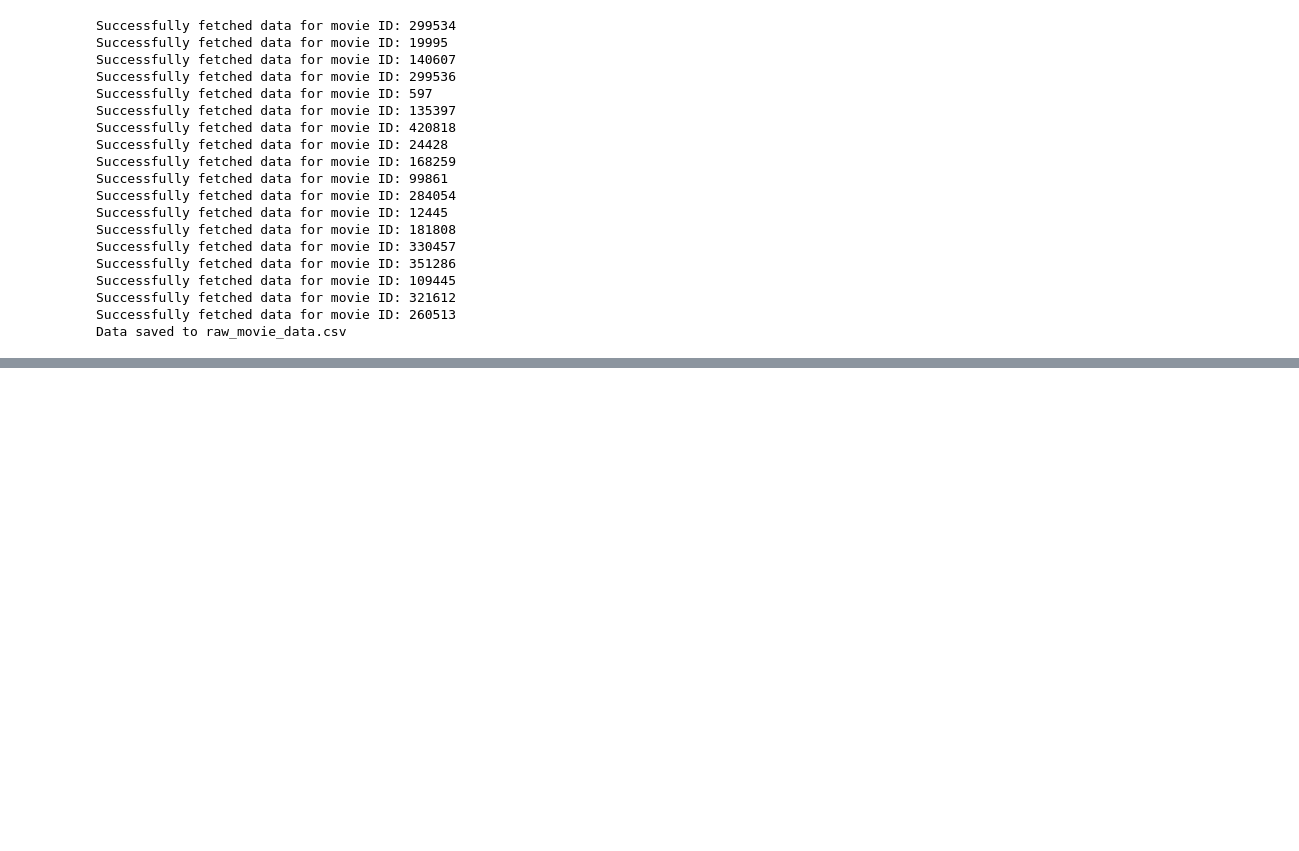
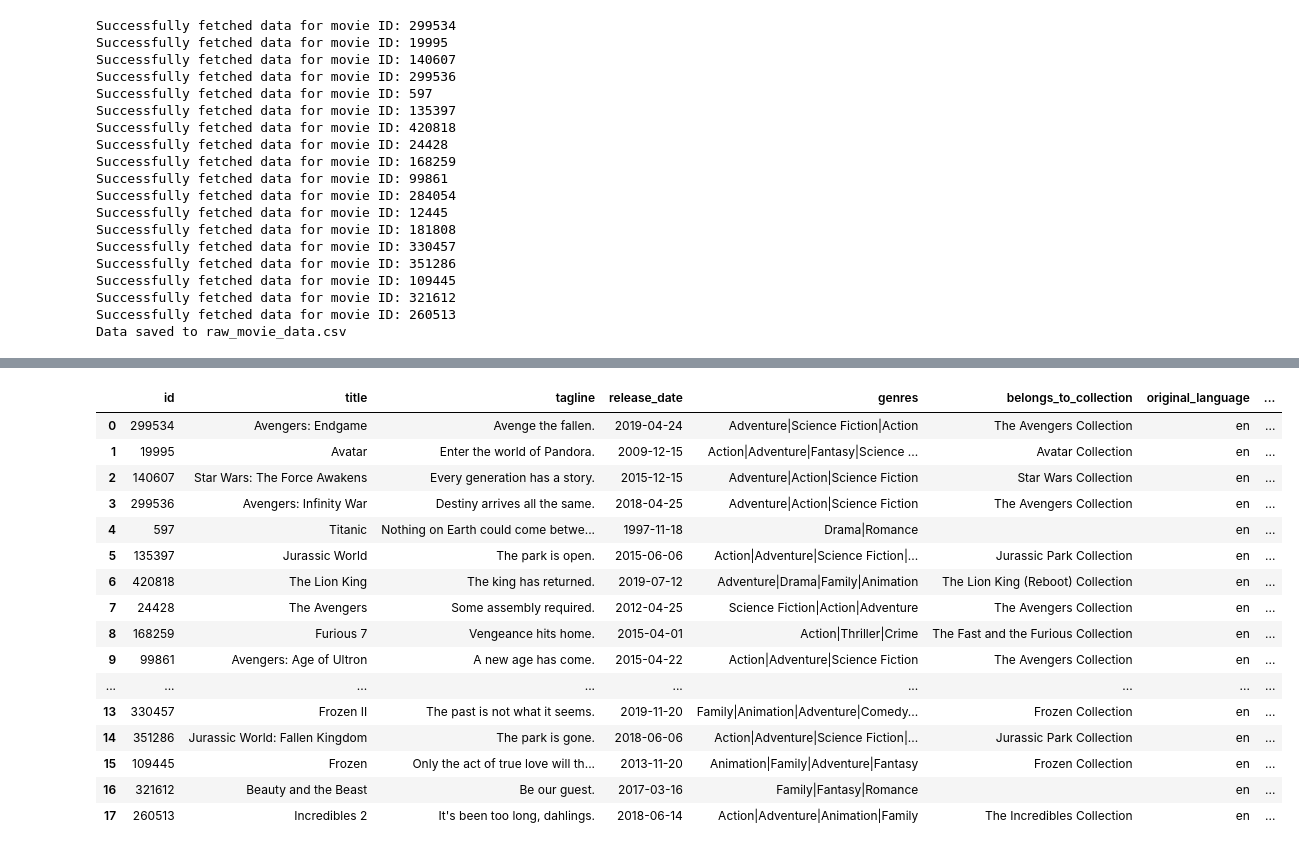
Before and after one commit to DataAdvance/DE-Projects, a Jupyter notebook: Pipeline for movie analysis.ipynb, the cells around one changed output, grey strips where cells are left out. Saved outputs shown, nothing was run; the diff lists cells and outputs as text; code cells hidden in the pictures; blank space fills up the shorter version.

```diff
--- a/Pipeline for movie analysis.ipynb
+++ b/Pipeline for movie analysis.ipynb
@@ -129,0 +335,37 @@ movies_df
+# %%
+# Remove duplicates based on 'id' and 'title'
+movies_final = movies_final.drop_duplicates(subset=['id', 'title'])
+
+# Remove rows with null 'id' or 'title'
+movies_final = movies_final.dropna(subset=['id', 'title'])
+
+# Keep rows where at least 10 columns have values
+movies_final = movies_final.dropna(thresh=10)
+# %%
+# Define the desired column order
+column_order = ['id', 'title', 'tagline', 'release_date', 'genres', 'belongs_to_collection',
+                'original_language', 'budget_musd', 'revenue_musd', 'production_companies',
+                'production_countries', 'vote_count', 'vote_average', 'popularity', 'runtime']
+
+# Reorder columns (only including columns that exist in the DataFrame)
+movies_final = movies_final[column_order]
+# %%
+movies_final
+# %% [output]
+|  | id | title | tagline | release_date | genres | belongs_to_collection | original_language | ... |
+| 0 | 299534 | Avengers: Endgame | Avenge the fallen. | 2019-04-24 | Adventure|Science Fiction|Action | The Avengers Collection | en | ... |
+| 1 | 19995 | Avatar | Enter the world of Pandora. | 2009-12-15 | Action|Adventure|Fantasy|Science ... | Avatar Collection | en | ... |
+| 2 | 140607 | Star Wars: The Force Awakens | Every generation has a story. | 2015-12-15 | Adventure|Action|Science Fiction | Star Wars Collection | en | ... |
+| 3 | 299536 | Avengers: Infinity War | Destiny arrives all the same. | 2018-04-25 | Adventure|Action|Science Fiction | The Avengers Collection | en | ... |
+| 4 | 597 | Titanic | Nothing on Earth could come betwe... | 1997-11-18 | Drama|Romance |  | en | ... |
+| 5 | 135397 | Jurassic World | The park is open. | 2015-06-06 | Action|Adventure|Science Fiction|... | Jurassic Park Collection | en | ... |
+| 6 | 420818 | The Lion King | The king has returned. | 2019-07-12 | Adventure|Drama|Family|Animation | The Lion King (Reboot) Collection | en | ... |
+| 7 | 24428 | The Avengers | Some assembly required. | 2012-04-25 | Science Fiction|Action|Adventure | The Avengers Collection | en | ... |
+| 8 | 168259 | Furious 7 | Vengeance hits home. | 2015-04-01 | Action|Thriller|Crime | The Fast and the Furious Collection | en | ... |
+| 9 | 99861 | Avengers: Age of Ultron | A new age has come. | 2015-04-22 | Action|Adventure|Science Fiction | The Avengers Collection | en | ... |
+| ... | ... | ... | ... | ... | ... | ... | ... | ... |
+| 13 | 330457 | Frozen II | The past is not what it seems. | 2019-11-20 | Family|Animation|Adventure|Comedy... | Frozen Collection | en | ... |
+| 14 | 351286 | Jurassic World: Fallen Kingdom | The park is gone. | 2018-06-06 | Action|Adventure|Science Fiction|... | Jurassic Park Collection | en | ... |
+| 15 | 109445 | Frozen | Only the act of true love will th... | 2013-11-20 | Animation|Family|Adventure|Fantasy | Frozen Collection | en | ... |
+| 16 | 321612 | Beauty and the Beast | Be our guest. | 2017-03-16 | Family|Fantasy|Romance |  | en | ... |
+| 17 | 260513 | Incredibles 2 | It's been too long, dahlings. | 2018-06-14 | Action|Adventure|Animation|Family | The Incredibles Collection | en | ... |
```
Also changed, not shown: parts of 12 cells of this notebook, 1 other file.
